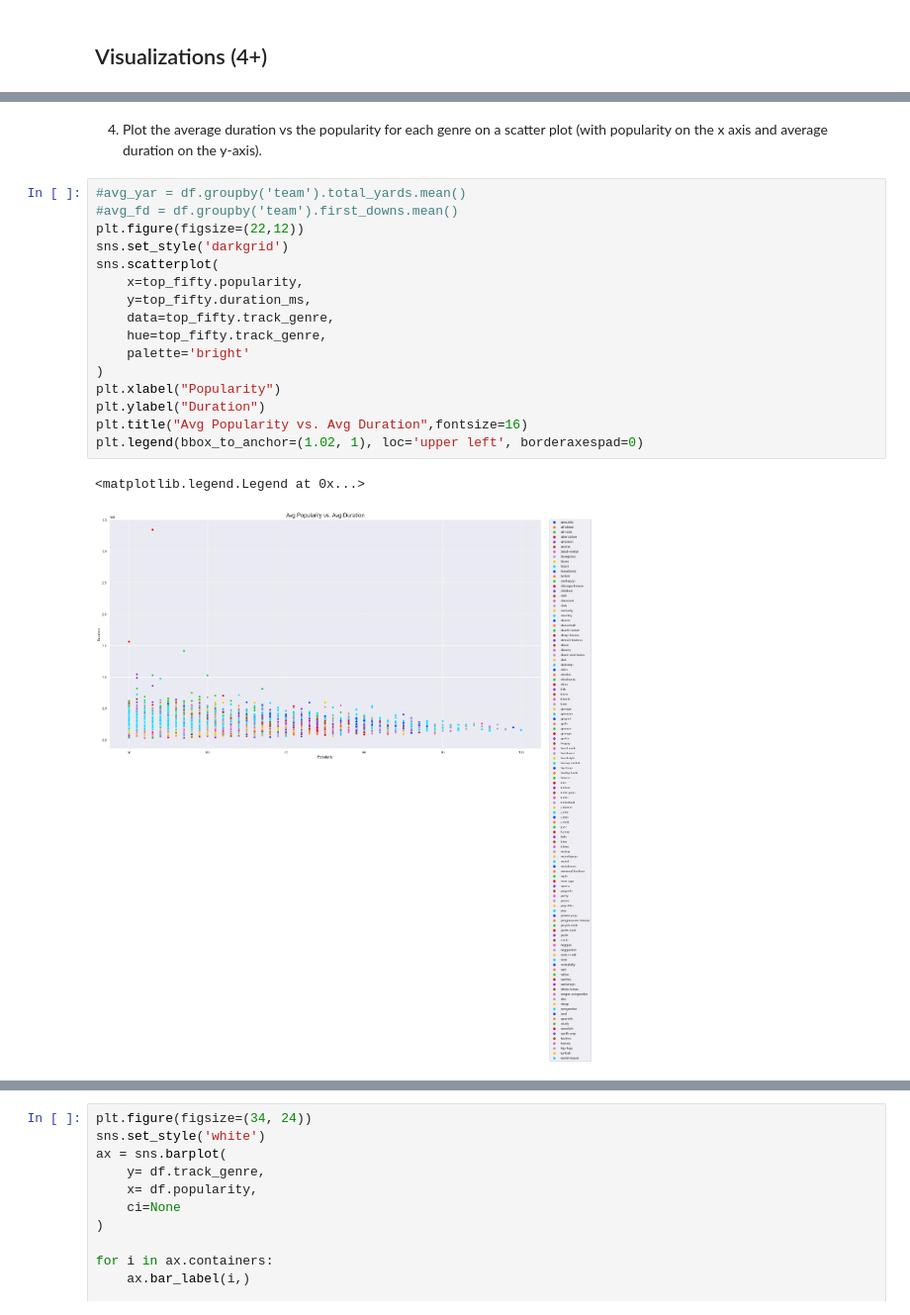
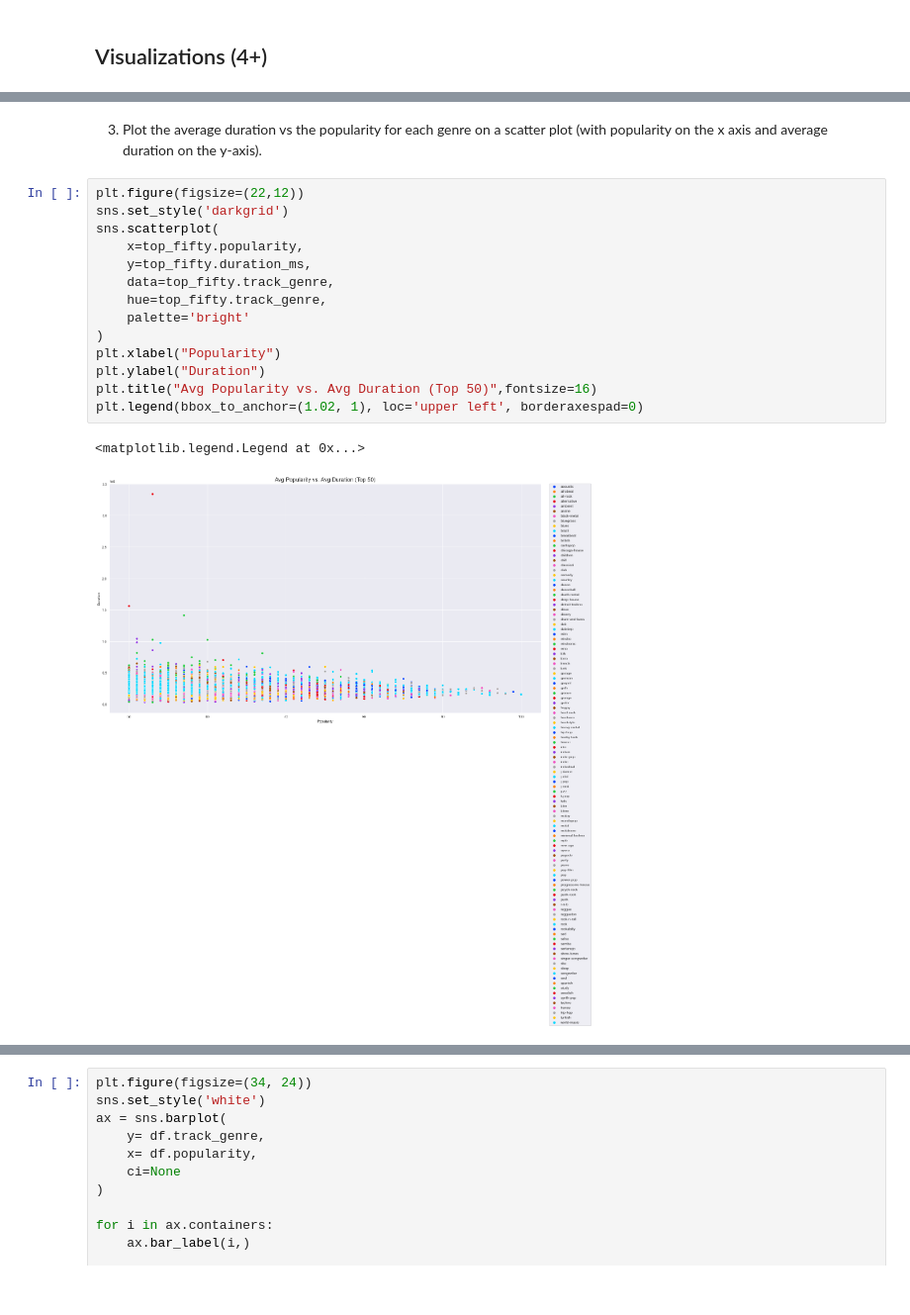
Before and after one commit to kayleeodom/Final-ds, a Jupyter notebook: Final.ipynb, the cells around one changed output, grey strips where cells are left out. Shown at 99% size. Saved outputs shown, nothing was run; the diff lists cells and outputs as text.

```diff
--- a/Final.ipynb
+++ b/Final.ipynb
@@ -346,21 +371,19 @@ Text(0.5, 1.0, 'Danceability vs. Energy')
 # %% [markdown]
-4. Plot the average duration vs the popularity for each genre on a scatter plot (with popularity on the x axis and average duration on the y-axis).
+3. Plot the average duration vs the popularity for each genre on a scatter plot (with popularity on the x axis and average duration on the y-axis).
 # %%
-#avg_yar = df.groupby('team').total_yards.mean()
-#avg_fd = df.groupby('team').first_downs.mean()
 plt.figure(figsize=(22,12))
 sns.set_style('darkgrid')
 sns.scatterplot(
     x=top_fifty.popularity,
     y=top_fifty.duration_ms,
     data=top_fifty.track_genre,
     hue=top_fifty.track_genre,
     palette='bright'
 )
 plt.xlabel("Popularity")
 plt.ylabel("Duration")
-plt.title("Avg Popularity vs. Avg Duration",fontsize=16)
+plt.title("Avg Popularity vs. Avg Duration (Top 50)",fontsize=16)
 plt.legend(bbox_to_anchor=(1.02, 1), loc='upper left', borderaxespad=0)
 # %% [output]
 <matplotlib.legend.Legend at 0x...>
-[figure, old version]
+[figure, new version]
```
Also changed, not shown: parts of 11 cells of this notebook.
